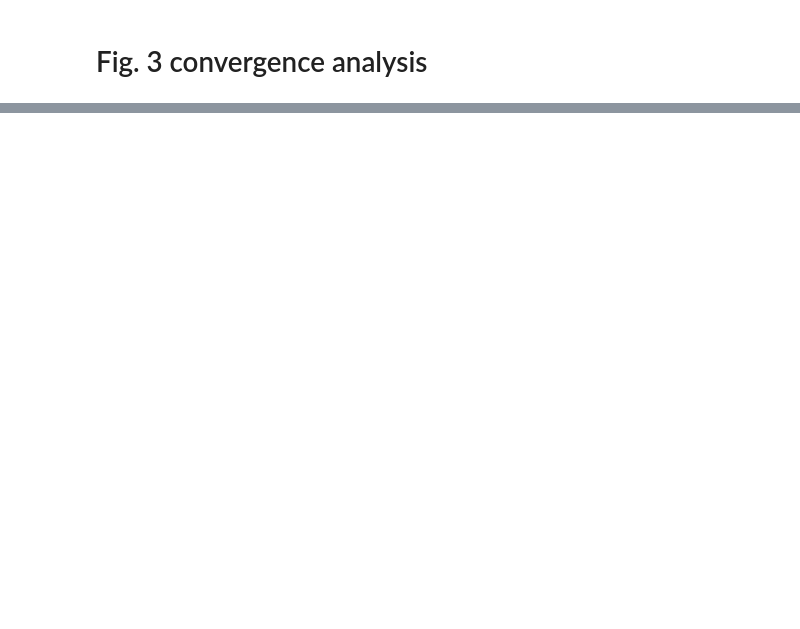
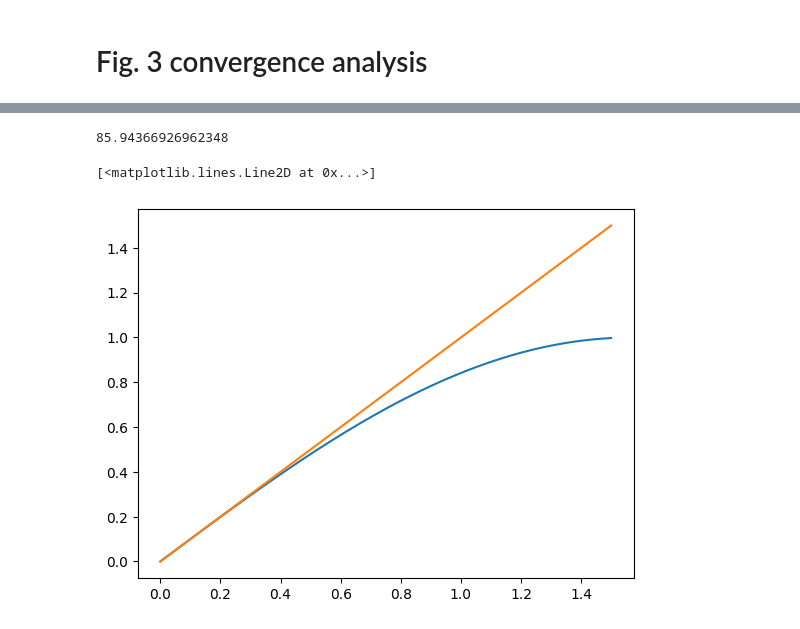
Before and after one commit to Institute-of-Applied-Dynamics/Pendulum_on_a_cart_variational_integrator_program, a Jupyter notebook: Analysis_file.ipynb, the cells around one changed output, grey strips where cells are left out. Drawn from its saved outputs; the diff is of its cells as text; code cells hidden in the pictures; blank space fills up the shorter version.

```diff
--- a/Analysis_file.ipynb
+++ b/Analysis_file.ipynb
@@ -338,0 +493,11 @@ plt.savefig('figures/fig_3_all.pdf')
+# %%
+1.5*360/(2*np.pi)
+# %% [output]
+85.94366926962348
+# %%
+tvals = np.linspace(0,1.5,200)
+plt.plot(tvals,np.sin(tvals))
+plt.plot(tvals,tvals)
+# %% [output]
+[<matplotlib.lines.Line2D at 0x...>]
+[figure, added]
```
Also changed, not shown: parts of 10 cells of this notebook, 2 other files.
